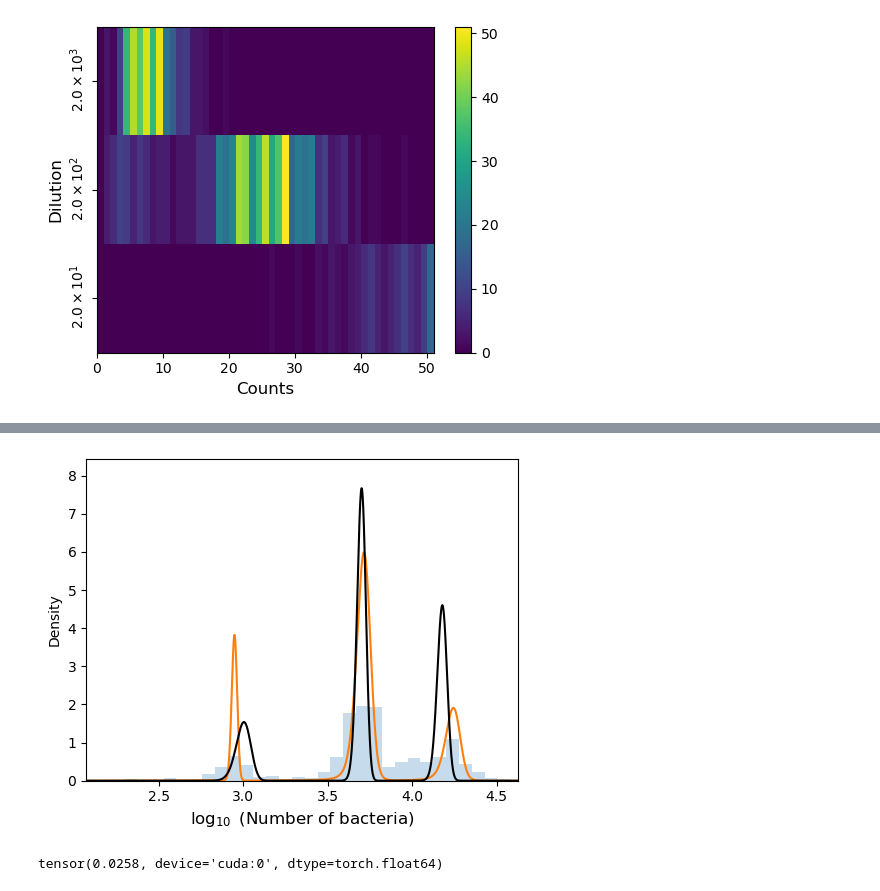
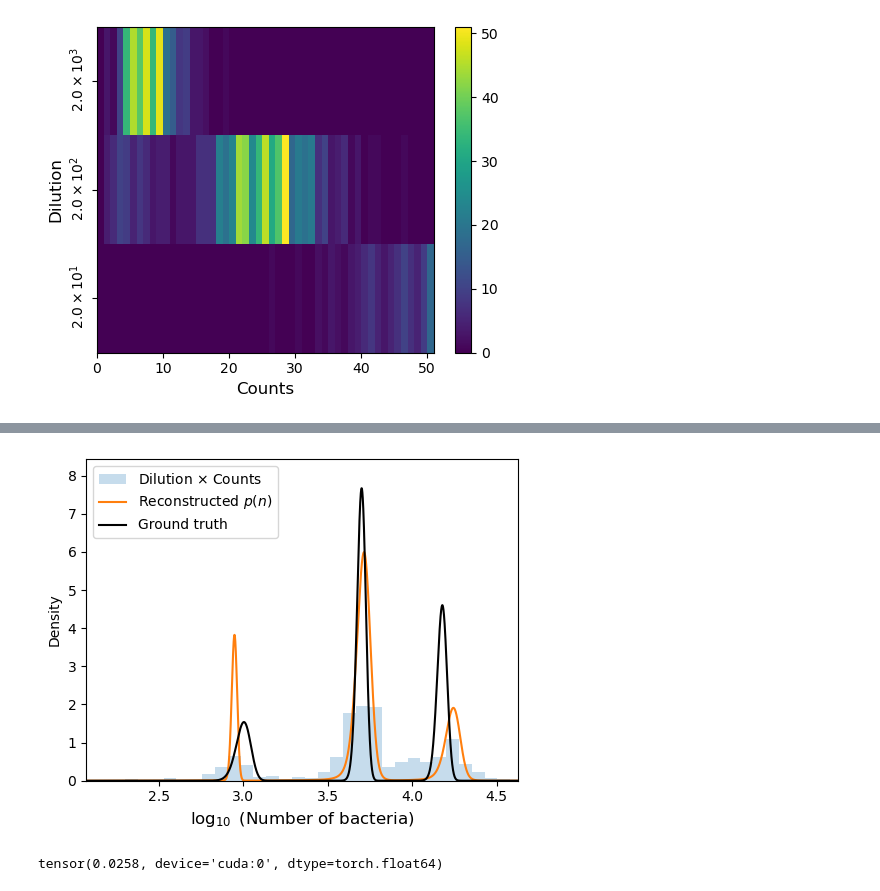
Before and after one commit to PessoaP/REPOP, a Jupyter notebook: check_synth.ipynb, the cells around one changed output, grey strips where cells are left out. Drawn from its saved outputs; the diff is of its cells as text; code cells hidden in the pictures.

```diff
--- a/check_synth.ipynb
+++ b/check_synth.ipynb
@@ -112,10 +113,11 @@ data_nocutoff.evaluate(tol=1e-5,lr=.1)
 # %%
 fig,ax = plt.subplots(1,figsize=(5,4))
 data_nocutoff.log_plots(ax,th_gt)
 plt.tight_layout()
+plt.legend()
 fig.savefig('graphs/synth/fig3c',dpi=500)
 # %% [output]
-[figure, old version]
+[figure, new version]
 # %%
 th_means = torch.exp(th_gt[:3]).to(data.device)
 v_cutoff, ind = torch.min(torch.abs(data.ev[0]-th_means.reshape(-1,1)),axis=0)
```
Also changed, not shown: parts of 4 cells of this notebook, 4 other files.
